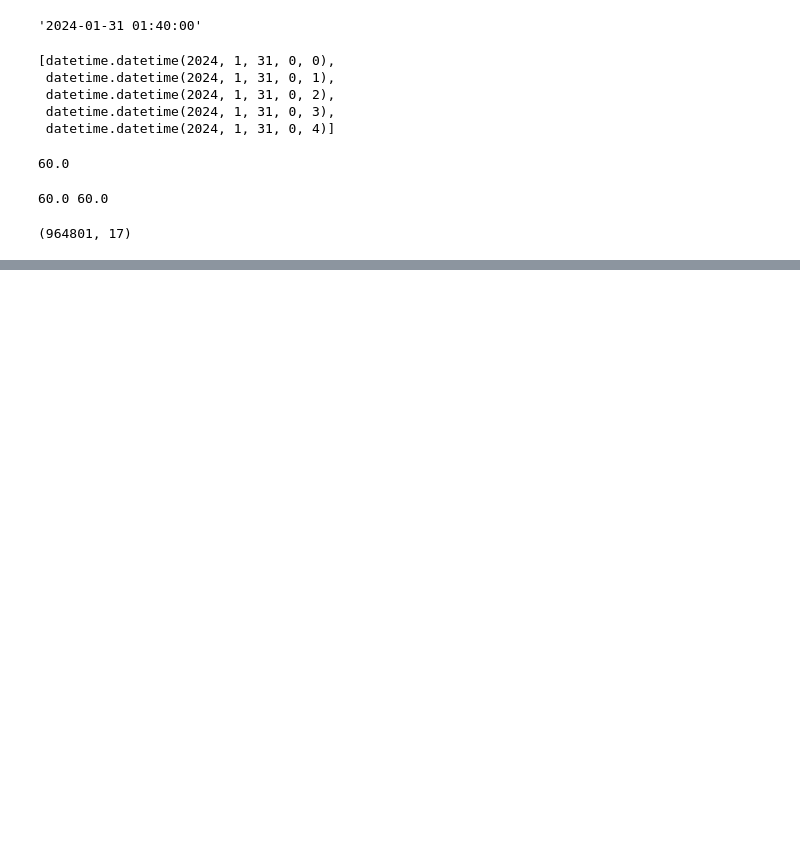
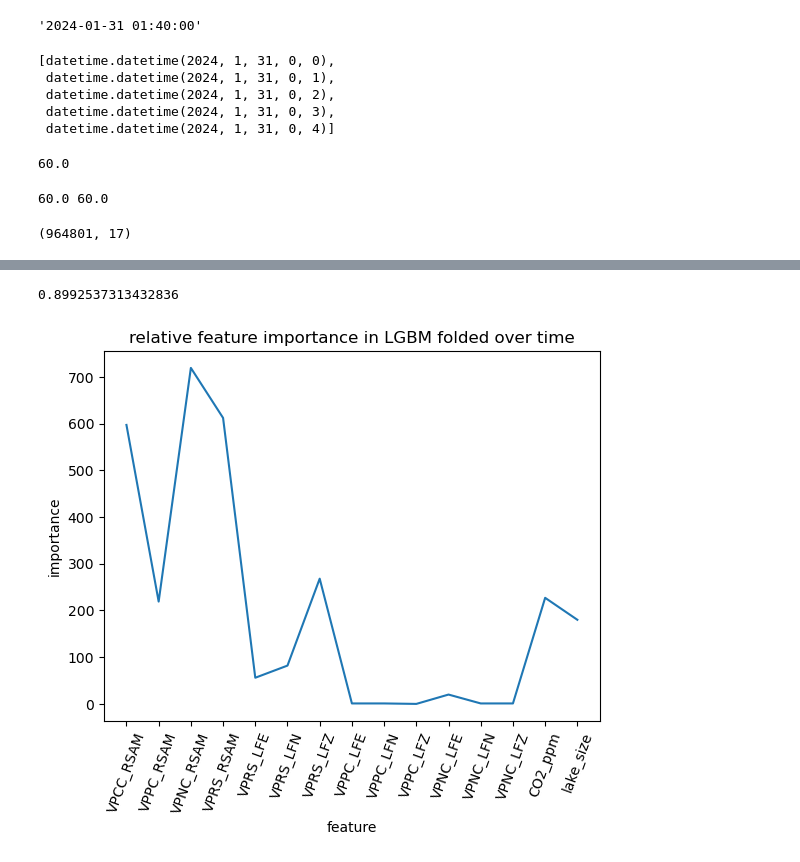
Before and after one commit to alexliebmanp/P288FinalProject, a Jupyter notebook: non_lstm.ipynb, the cells around one changed output, grey strips where cells are left out. Saved outputs shown, nothing was run; the diff lists cells and outputs as text; code cells hidden in the pictures; blank space fills up the shorter version.

```diff
--- a/non_lstm.ipynb
+++ b/non_lstm.ipynb
@@ -53,0 +85,10 @@ plt.plot(full_data_arr[:,-7])
+# %%
+#slicing dataset
+X = np.zeros((len(starts),10800))
+Y = np.zeros((len(starts)))
+for i in range(len(starts)):
+    #features
+    X[i,:] = full_data_arr[starts[i]:starts[i]+m, 1:-1].reshape(-1)
+    erup = full_data_arr[starts[i]+m:starts[i]+m+n,-1]
+    if np.max(erup)>0:
+        Y[i] = 1
@@ -53,0 +101,4 @@ plt.plot(full_data_arr[:,-7])
+# %%
+#splitting up data 70% train, 20% val, 10% test
+X_train, X_temp, Y_train, Y_temp = sklearn.model_selection.train_test_split(X,Y,test_size = 0.3, stratify = Y)
+X_val, X_test, Y_val, Y_test = sklearn.model_selection.train_test_split(X_temp,Y_temp,test_size = 0.333333, stratify = Y_temp)
@@ -53,0 +107,4 @@ plt.plot(full_data_arr[:,-7])
+# %%
+#training LightGBM
+lgbm = lightgbm.LGBMClassifier(boosting_type = 'dart')
+lgbm.fit(X_train, Y_train, eval_set=(X_val, Y_val))
@@ -53,0 +122,19 @@ plt.plot(full_data_arr[:,-7])
+# %%
+lgbm.score(X_val,Y_val)
+# %% [output]
+0.8992537313432836
+# %%
+imp = lgbm.feature_importances_
+folded = [0 for i in range(15)]
+for i in range(len(imp)):
+    folded[i%15] += imp[i]
+
+plt.title("relative feature importance in LGBM folded over time")
+plt.ylabel("importance")
+plt.xlabel("feature")
+plt.plot(folded)
+plt.xticks(ticks = np.arange(15), labels = ['VPCC_RSAM', 'VPPC_RSAM', 'VPNC_RSAM', 'VPRS_RSAM',
+       'VPRS_LFE', 'VPRS_LFN', 'VPRS_LFZ', 'VPPC_LFE', 'VPPC_LFN', 'VPPC_LFZ',
+       'VPNC_LFE', 'VPNC_LFN', 'VPNC_LFZ', 'CO2_ppm','lake_size'], rotation = 70);
+# %% [output]
+[figure, added]
```
Also changed, not shown: parts of 8 cells of this notebook.
